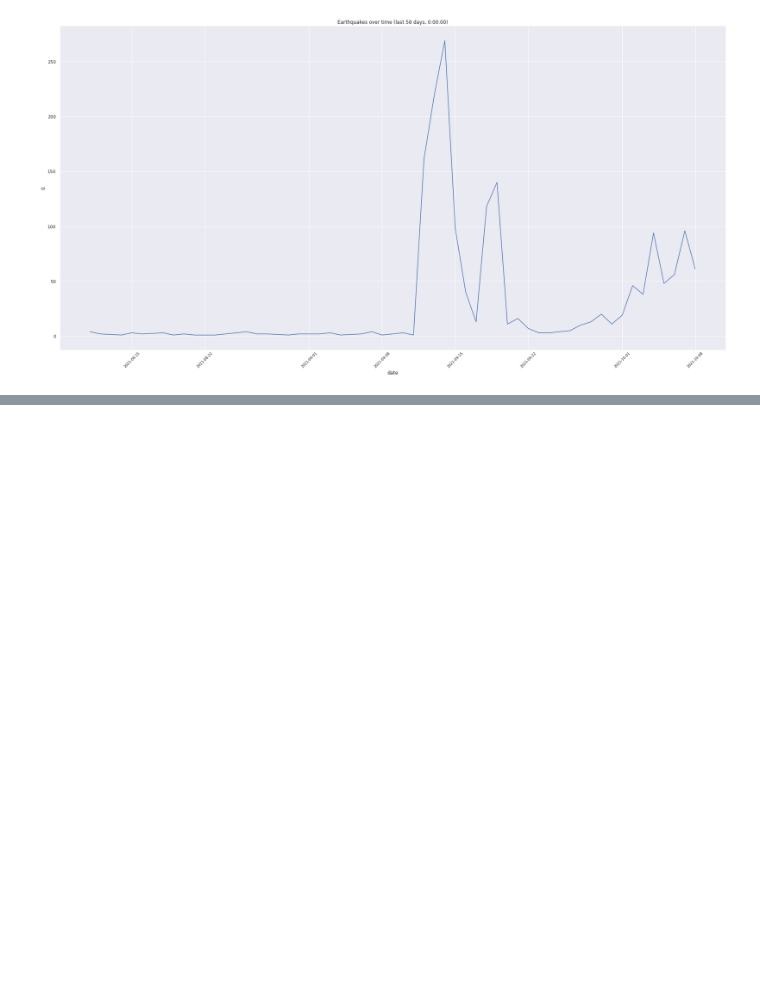
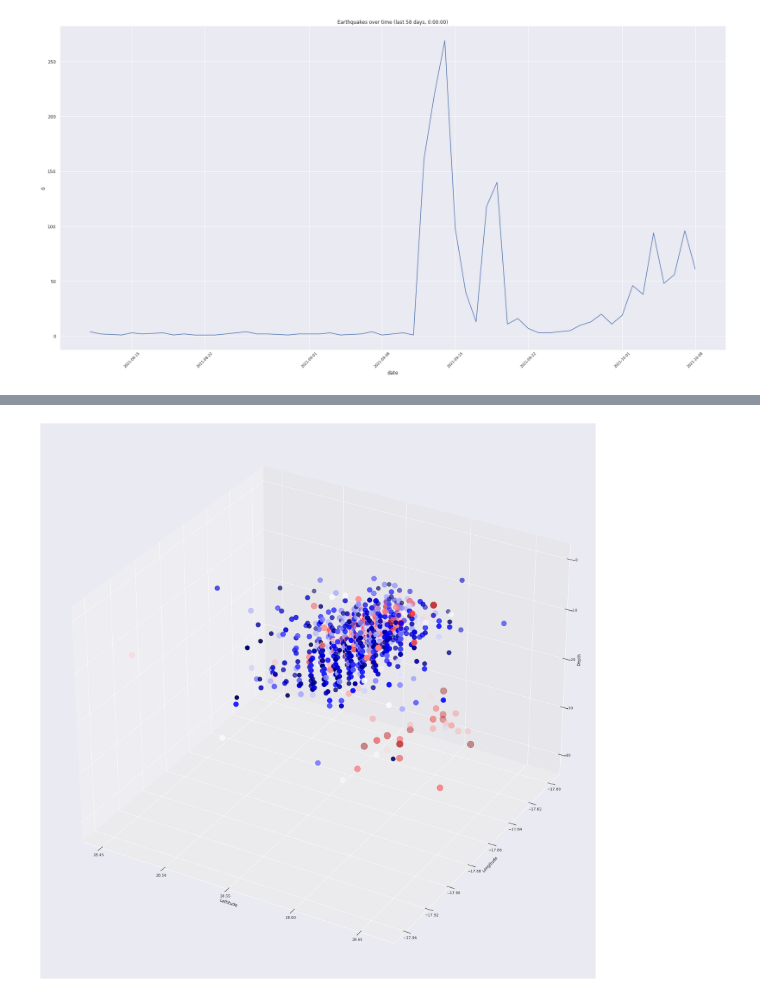
Before and after one commit to Anonymous5726221/lapalma_data, a Jupyter notebook: main.ipynb, the cells around one changed output, grey strips where cells are left out. Cells and saved outputs as stored; diff of their text form; code cells hidden in the pictures; blank space fills up the shorter version.

```diff
--- a/main.ipynb
+++ b/main.ipynb
@@ -138,0 +162,22 @@ sns.countplot(data=df.sort_values("date"), x="date", palette="flare", hue="mag_m
+# %%
+fig = plt.figure(figsize=[30, 30])
+
+def eq_depth_3d(fig, r=1, c=1, ix=1):
+
+    ax = fig.add_subplot(r,c,ix, projection = '3d')
+
+    df = master_df[(master_df.lat <= 28.961) & (master_df.lat >= 28.324) & (master_df.lon <= -17.7935) & (master_df.lon >= -17.9478)]
+
+    x = df['lat']
+    y = df['lon']
+    z = -df['depth']
+
+    ax.set_xlabel("Lattitude")
+    ax.set_ylabel("Longitude")
+    ax.set_zlabel("Depth")
+
+    ax.scatter(x, y, z, c=df['mag'], cmap="seismic", s=df["mag"] * 100, depthshade=True)
+
+eq_depth_3d(fig)
+# %% [output]
+[figure, added]
```
Also changed, not shown: parts of 9 cells of this notebook.
